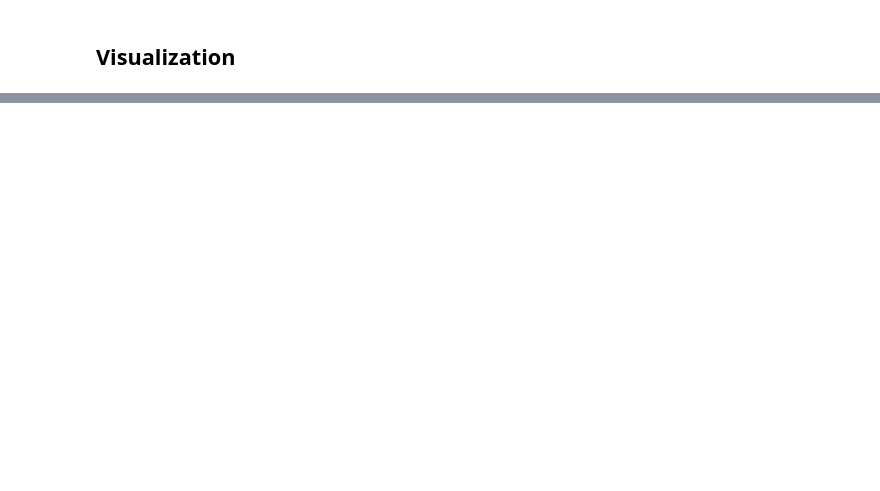
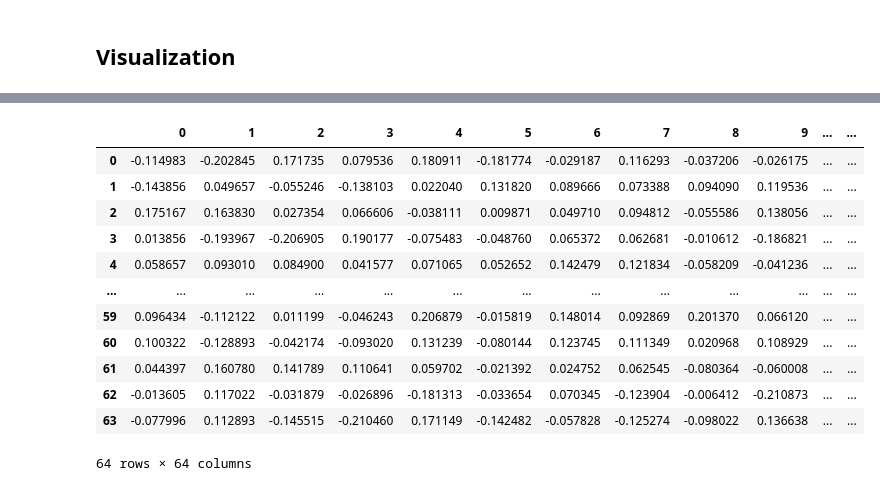
Before and after one commit to ANNIZHENG/Interactive_Weight_Analytics_Interface, a Jupyter notebook: VideoVisionTransformer.ipynb, the cells around one changed output, grey strips where cells are left out. Cells and saved outputs as stored; diff of their text form; code cells hidden in the pictures; blank space fills up the shorter version.

```diff
--- a/VideoVisionTransformer.ipynb
+++ b/VideoVisionTransformer.ipynb
@@ -509,0 +460,20 @@ attention_matrix = attention_scores_list[layer_idx][:, head_idx, :, :]
+# %%
+import pandas as pd
+
+pd.DataFrame(weight_matrix_2)
+# Row    - One Feature to All Outcome     (Outcome number = EMBED_DIM)
+# Column - All Features to Single Outcome (Feature number = EMBED_DIM)
+# %% [output]
+|  | 0 | 1 | 2 | 3 | 4 | 5 | 6 | 7 | 8 | 9 | ... | ... |
+| 0 | -0.114983 | -0.202845 | 0.171735 | 0.079536 | 0.180911 | -0.181774 | -0.029187 | 0.116293 | -0.037206 | -0.026175 | ... | ... |
+| 1 | -0.143856 | 0.049657 | -0.055246 | -0.138103 | 0.022040 | 0.131820 | 0.089666 | 0.073388 | 0.094090 | 0.119536 | ... | ... |
+| 2 | 0.175167 | 0.163830 | 0.027354 | 0.066606 | -0.038111 | 0.009871 | 0.049710 | 0.094812 | -0.055586 | 0.138056 | ... | ... |
+| 3 | 0.013856 | -0.193967 | -0.206905 | 0.190177 | -0.075483 | -0.048760 | 0.065372 | 0.062681 | -0.010612 | -0.186821 | ... | ... |
+| 4 | 0.058657 | 0.093010 | 0.084900 | 0.041577 | 0.071065 | 0.052652 | 0.142479 | 0.121834 | -0.058209 | -0.041236 | ... | ... |
+| ... | ... | ... | ... | ... | ... | ... | ... | ... | ... | ... | ... | ... |
+| 59 | 0.096434 | -0.112122 | 0.011199 | -0.046243 | 0.206879 | -0.015819 | 0.148014 | 0.092869 | 0.201370 | 0.066120 | ... | ... |
+| 60 | 0.100322 | -0.128893 | -0.042174 | -0.093020 | 0.131239 | -0.080144 | 0.123745 | 0.111349 | 0.020968 | 0.108929 | ... | ... |
+| 61 | 0.044397 | 0.160780 | 0.141789 | 0.110641 | 0.059702 | -0.021392 | 0.024752 | 0.062545 | -0.080364 | -0.060008 | ... | ... |
+| 62 | -0.013605 | 0.117022 | -0.031879 | -0.026896 | -0.181313 | -0.033654 | 0.070345 | -0.123904 | -0.006412 | -0.210873 | ... | ... |
+| 63 | -0.077996 | 0.112893 | -0.145515 | -0.210460 | 0.171149 | -0.142482 | -0.057828 | -0.125274 | -0.098022 | 0.136638 | ... | ... |
+64 rows × 64 columns
```
Also changed, not shown: parts of 33 cells of this notebook.
